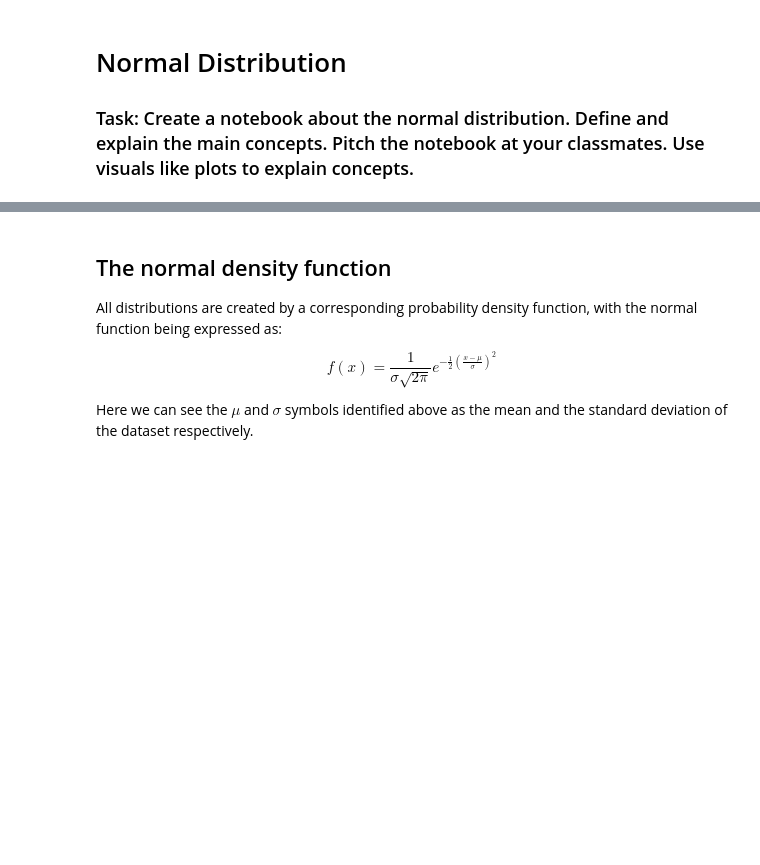
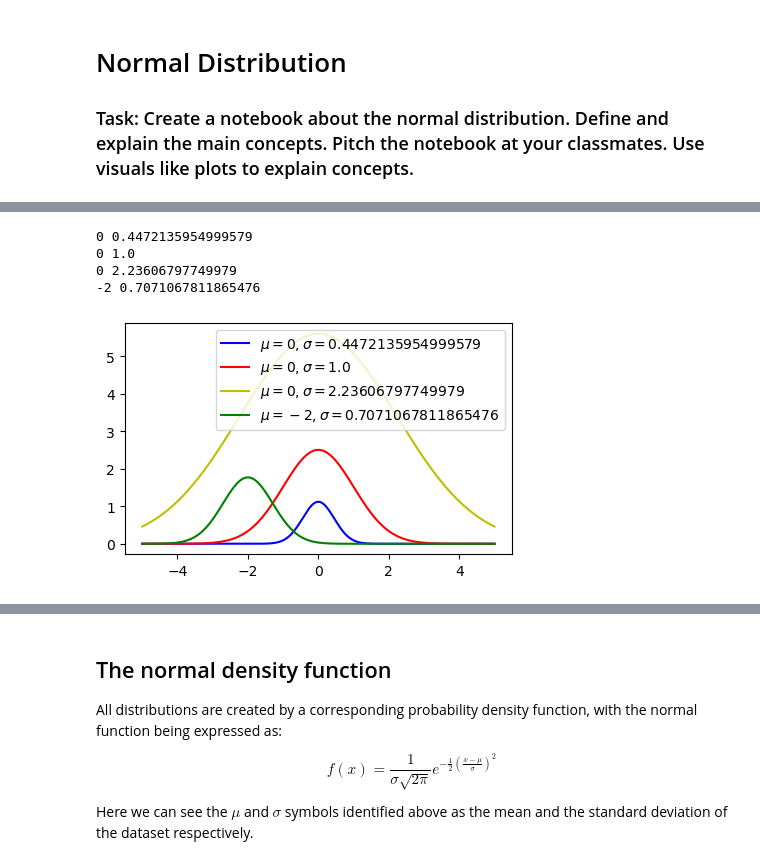
Before and after one commit to kiehozero/atu-fundda2022, a Jupyter notebook: practicals/00-normal-distribution.ipynb, the cells around one changed output, grey strips where cells are left out. Saved outputs shown, nothing was run; the diff lists cells and outputs as text; code cells hidden in the pictures; blank space fills up the shorter version.

```diff
--- a/practicals/00-normal-distribution.ipynb
+++ b/practicals/00-normal-distribution.ipynb
@@ -44,0 +43,26 @@ plt.show()
+# %%
+# I've adapted Ian's original plot code here and supplemented it with some ideas from the metadata supplied with
+# the Wikipedia image, found at this exact link: https://commons.wikimedia.org/wiki/File:Normal_Distribution_PDF.svg
+
+# x values for plot.
+x = np.linspace(-5.0, 5.0, 1000)
+
+mu_sig = ([0,np.sqrt(0.2),'b'],[0,np.sqrt(1),'r'],[0,np.sqrt(5),'y'],[-2,np.sqrt(0.5),'g'])
+
+# Plot the function for several different values of mu and sig
+for i in mu_sig:
+    mu = i[0]
+    sigma = i[1]
+    colour = i[2]
+    print (mu, sigma)
+    # plots points on the y-axis using the density function
+    plt.plot(x, (sigma * (2*np.pi)**.5) * np.e ** (-(x-mu)**2/(2 * sigma**2)), color=colour, label=rf'$\mu = {mu},\sigma = {sigma}$')
+
+# Add a legend.
+plt.legend(loc='best');
+# %% [output]
+0 0.4472135954999579
+0 1.0
+0 2.23606797749979
+-2 0.7071067811865476
+[figure, added]
```
Also changed, not shown: parts of 16 cells of this notebook, 1 other file.
